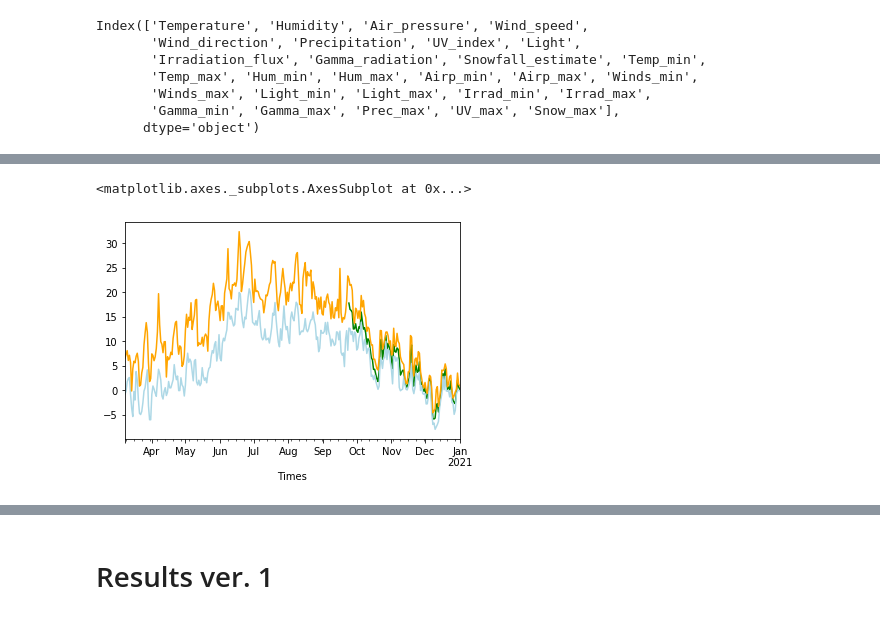
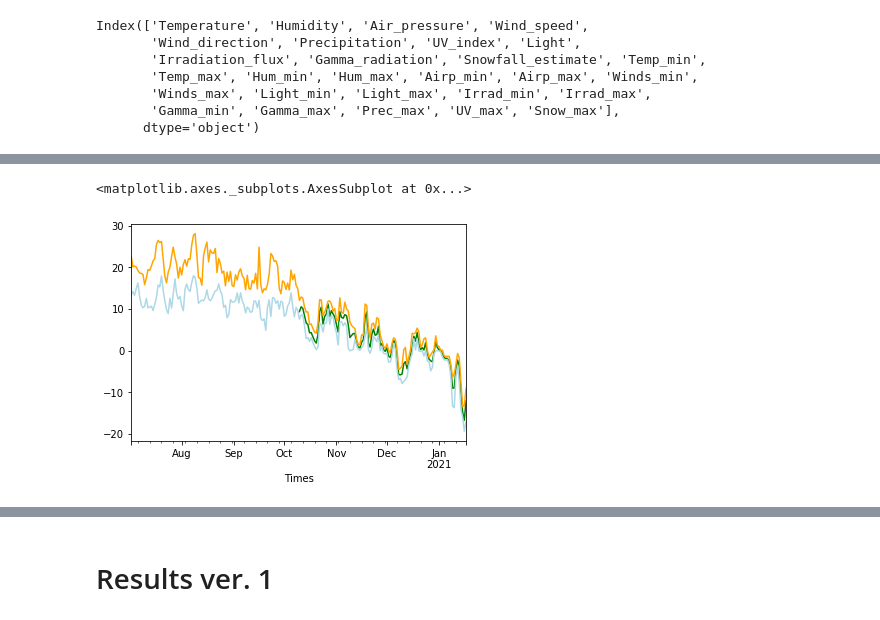
Before and after one commit to rkapp22/holidayplanner, a Jupyter notebook: holidayweather.ipynb, the cells around one changed output, grey strips where cells are left out. Saved outputs shown, nothing was run; the diff lists cells and outputs as text; code cells hidden in the pictures.

```diff
--- a/holidayweather.ipynb
+++ b/holidayweather.ipynb
@@ -730,14 +748,14 @@ data.tail()
 5 rows × 28 columns
 # %%
 data.Temperature.iloc[-100:].plot(c='green')
-data.Temp_min.iloc[-300:].plot(c='lightblue')
-data.Temp_max.iloc[-300:].plot(c='orange')
+data.Temp_min.iloc[-200:].plot(c='lightblue')
+data.Temp_max.iloc[-200:].plot(c='orange')
 
 #data.Snowfall_estimate.iloc[-100:].plot(c='green')
 #data.Snow_max.iloc[-100:].plot(c='orange')
 # %% [output]
 <matplotlib.axes._subplots.AxesSubplot at 0x...>
-[figure, old version]
+[figure, new version]
 # %%
 %%time
 # add column called Pseudo_date for easier data grouping and plotting
```
Also changed, not shown: parts of 110 cells of this notebook.
